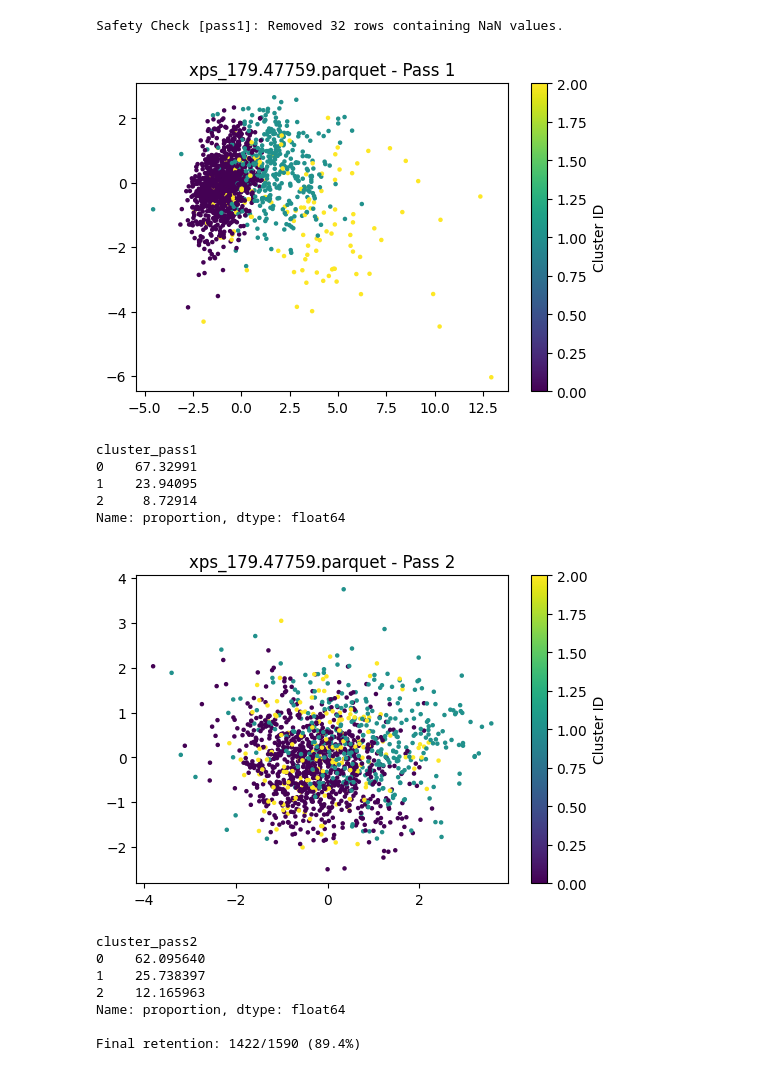
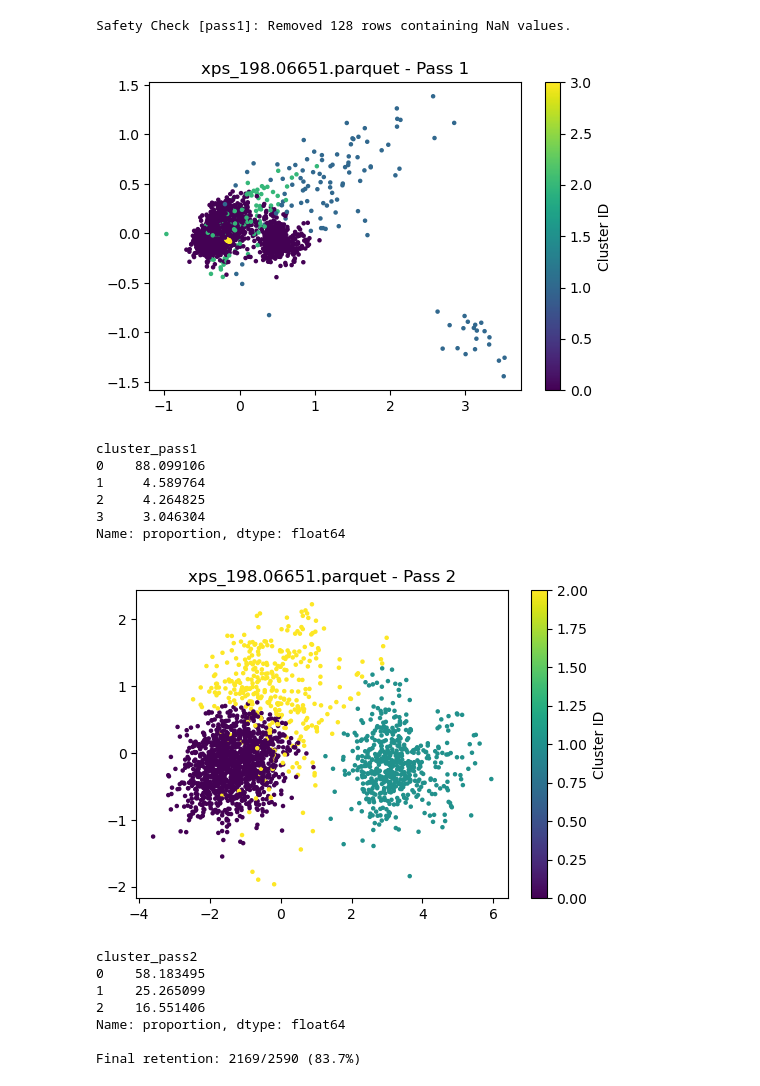
Before and after one commit to Ultrafast-Coding/TARS-group, a Jupyter notebook: examples/file_filter_normalize.ipynb, the cells around one changed output. Drawn from its saved outputs; the diff is of its cells as text; code cells hidden in the pictures.

```diff
--- a/examples/file_filter_normalize.ipynb
+++ b/examples/file_filter_normalize.ipynb
@@ -11,28 +11,32 @@ from pathlib import Path
 from src.analyze.GMM_PCA_filter import XPSFilter
 from src.analyze.PCA_normalizing import XPSAggregator
 # %%
-Result_folder = Path(r"C:\Users\ab177\Desktop\diffraction_results\1011long")
+Result_folder = Path(r"C:\Users\ab177\Desktop\diffraction_results\1013longccl4")
 process_dir = Result_folder / 'analysis_logic_test' / 'results'
-output_dir = Result_folder / 'analysis_logic_test' / 'filtered'
+output_dir = Result_folder / 'analysis_logic_test' / 'filteredGMM'
 # %%
-filter = XPSFilter(n_pca=3)
-filteredfile = filter.process_with_manual_filter(process_dir / 'xps_179.47759.parquet')
+filter = XPSFilter(n_pca=4)
+# filter.cluster_size = 15
+# filter.gmmtype = 'tied'
+# filteredfile = filter.process_with_manual_filter(process_dir / 'xps_198.09799.parquet')
+filteredfile = filter.process_with_manual_filter(process_dir / 'xps_198.06651.parquet', output_dir)
 # %% [output]
-Safety Check [pass1]: Removed 32 rows containing NaN values.
+Safety Check [pass1]: Removed 128 rows containing NaN values.
-[figure, old version]
+[figure, new version]
 cluster_pass1
-0    67.32991
-1    23.94095
-2     8.72914
+0    88.099106
+1     4.589764
+2     4.264825
+3     3.046304
 Name: proportion, dtype: float64
-[figure, old version]
+[figure, new version]
 cluster_pass2
-0    62.095640
-1    25.738397
-2    12.165963
+0    58.183495
+1    25.265099
+2    16.551406
 Name: proportion, dtype: float64
 
-Final retention: 1422/1590 (89.4%)
+Final retention: 2169/2590 (83.7%)
 # %%
 import seaborn as sns
 import matplotlib.pyplot as plt
```
Also changed, not shown: parts of 3 cells of this notebook, 14 other files.
